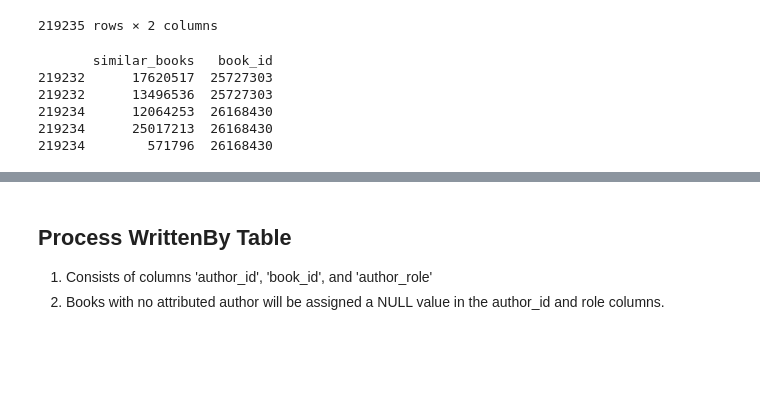
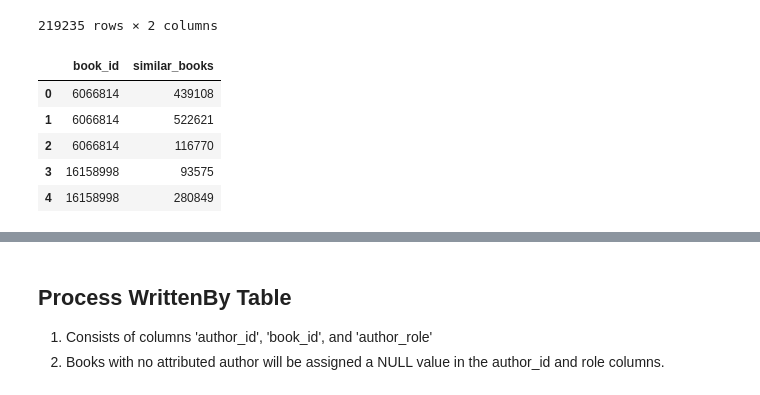
Before and after one commit to RenisaPati/CIS5500_Project_Group44, a Jupyter notebook: Data_Preprocessing/Books_Preprocessing_ST.ipynb, the cells around one changed output, grey strips where cells are left out. Drawn from its saved outputs; the diff is of its cells as text; code cells hidden in the pictures; blank space fills up the shorter version.

```diff
--- a/Data_Preprocessing/Books_Preprocessing_ST.ipynb
+++ b/Data_Preprocessing/Books_Preprocessing_ST.ipynb
@@ -203,31 +203,30 @@ similar_books_raw
 | 219233 | [] | 23252156 |
 | 219234 | [12064253, 25017213, 571796, 2730... | 26168430 |
 219235 rows × 2 columns
-# %%
-def clean_similar_books(x, keep_count = 3):
-  inds = x['similar_books'].astype('bool')
-  x_nan = x[~inds].copy()
-  x_similar = x[inds].copy()
-  x_nan.loc[:,'similar_books'] = ''
-
-  x_similar.loc[:,'similar_books']= x_similar.loc[:,'similar_books'].apply(lambda y : y[:keep_count])
-  #print(x_similar.head())
-  x_similar = x_similar.explode('similar_books')
-  #print(x_similar.head())
-
-  cleaned = pd.concat([x_nan, x_similar], axis=0)
-  print(cleaned.tail())
-  #cleaned = cleaned.astype('int64')
-
-  return cleaned[['book_id', 'similar_books']]
+# %%
+def clean_similar_books(x, keep_count = 3):
+
+  # Row with a list of similar books
+  inds = x['similar_books'].astype('bool')
+
+  # Extract non-empty rows
+  x_similar = x[inds].copy()
+  x_similar = x_similar.explode('similar_books')
+  # Remove the values that are not in book_id set
+  x_similar = x_similar[x_similar['similar_books'].isin(x_similar['book_id'])]
+
+  cleaned = x_similar.groupby('book_id').head(keep_count).reset_index(drop=True)
+
+  return cleaned[['book_id', 'similar_books']]
 # %%
 num_similar_to_keep = 3
 similar_books_clean = clean_similar_books(similar_books_raw, keep_count=num_similar_to_keep)
+similar_books_clean.head()
 # %% [output]
-       similar_books   book_id
-219232      17620517  25727303
-219232      13496536  25727303
-219234      12064253  26168430
-219234      25017213  26168430
-219234        571796  26168430
+|  | book_id | similar_books |
+| 0 | 6066814 | 439108 |
+| 1 | 6066814 | 522621 |
+| 2 | 6066814 | 116770 |
+| 3 | 16158998 | 93575 |
+| 4 | 16158998 | 280849 |
 # %%
```
Also changed, not shown: parts of 32 cells of this notebook.
